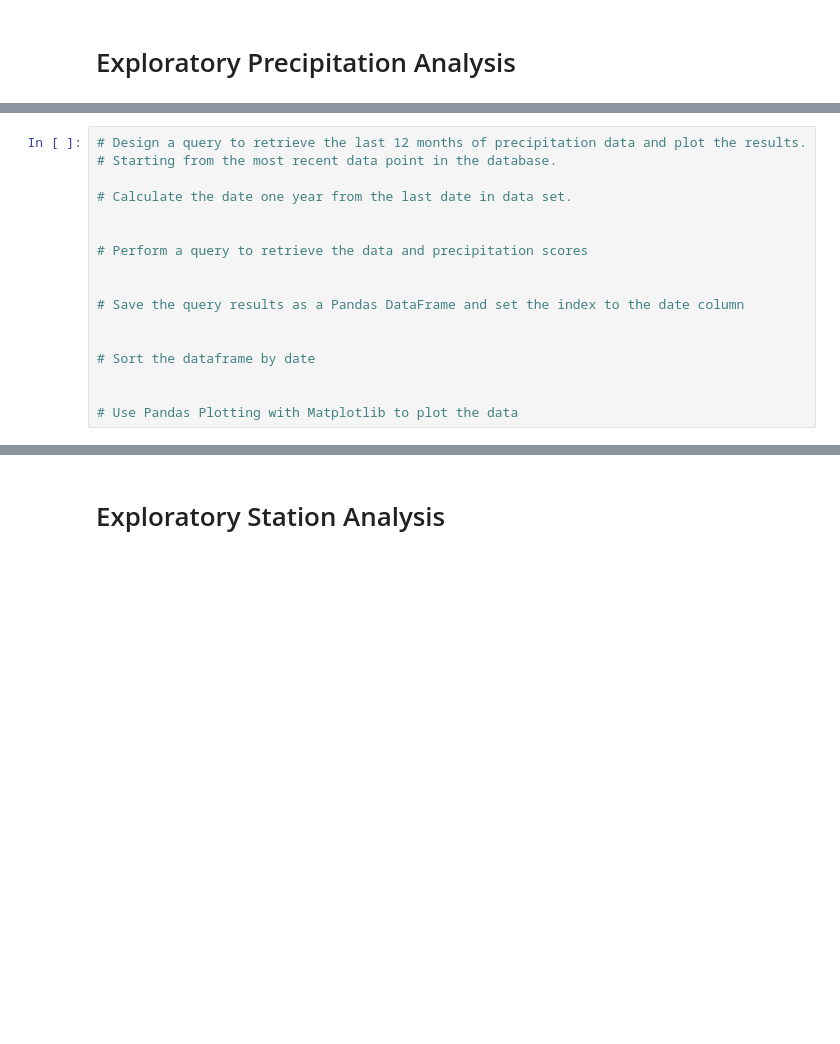
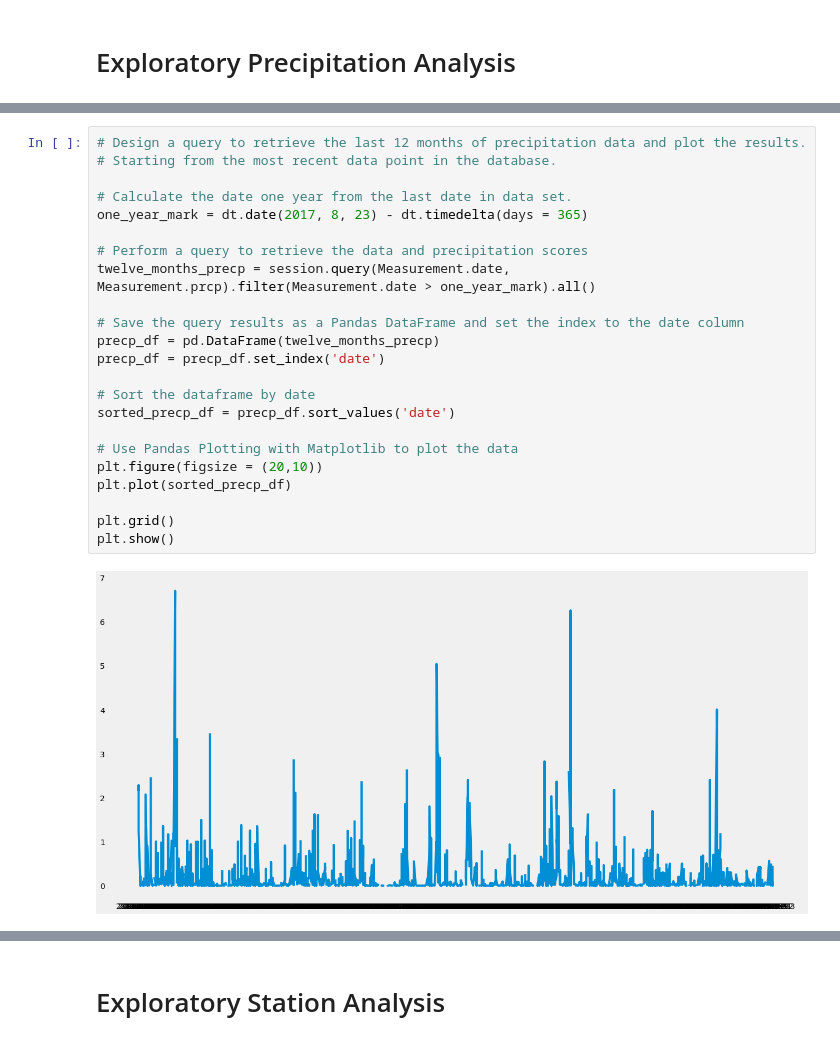
Before and after one commit to AlexMaule/sqlalchemy-challenge, a Jupyter notebook: Starter_Code/Instructions/climate_starter.ipynb, the cells around one changed output, grey strips where cells are left out. Saved outputs shown, nothing was run; the diff lists cells and outputs as text; blank space fills up the shorter version.

```diff
--- a/Starter_Code/Instructions/climate_starter.ipynb
+++ b/Starter_Code/Instructions/climate_starter.ipynb
@@ -46,17 +47,25 @@ session.query(Measurement.date).order_by(Measurement.date.desc()).first()
 # %%
 # Design a query to retrieve the last 12 months of precipitation data and plot the results.
 # Starting from the most recent data point in the database.
 
 # Calculate the date one year from the last date in data set.
-
+one_year_mark = dt.date(2017, 8, 23) - dt.timedelta(days = 365)
 
 # Perform a query to retrieve the data and precipitation scores
-
+twelve_months_precp = session.query(Measurement.date, Measurement.prcp).filter(Measurement.date > one_year_mark).all()
 
 # Save the query results as a Pandas DataFrame and set the index to the date column
-
+precp_df = pd.DataFrame(twelve_months_precp)
+precp_df = precp_df.set_index('date')
 
 # Sort the dataframe by date
-
+sorted_precp_df = precp_df.sort_values('date')
 
 # Use Pandas Plotting with Matplotlib to plot the data
+plt.figure(figsize = (20,10))
+plt.plot(sorted_precp_df)
+
+plt.grid()
+plt.show()
+# %% [output]
+[figure, added]
```
Also changed, not shown: parts of 8 cells of this notebook.
